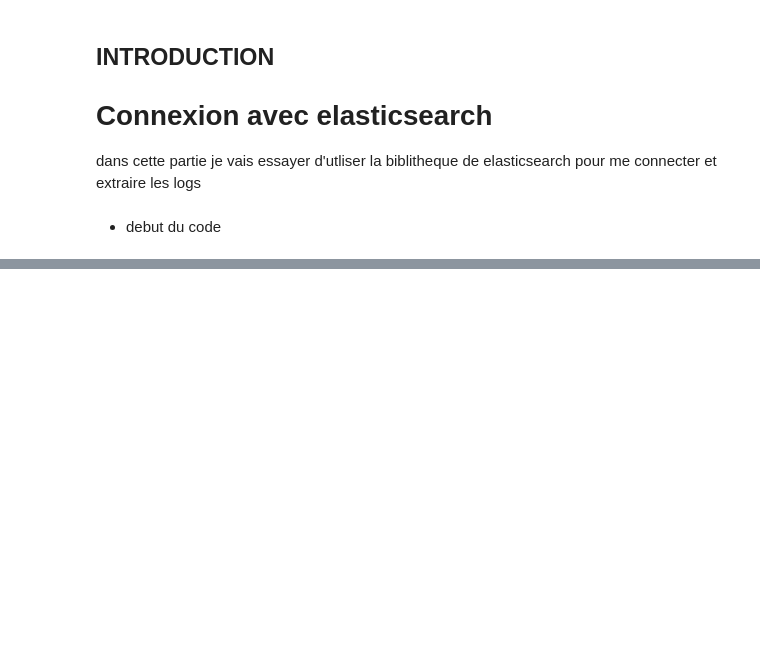
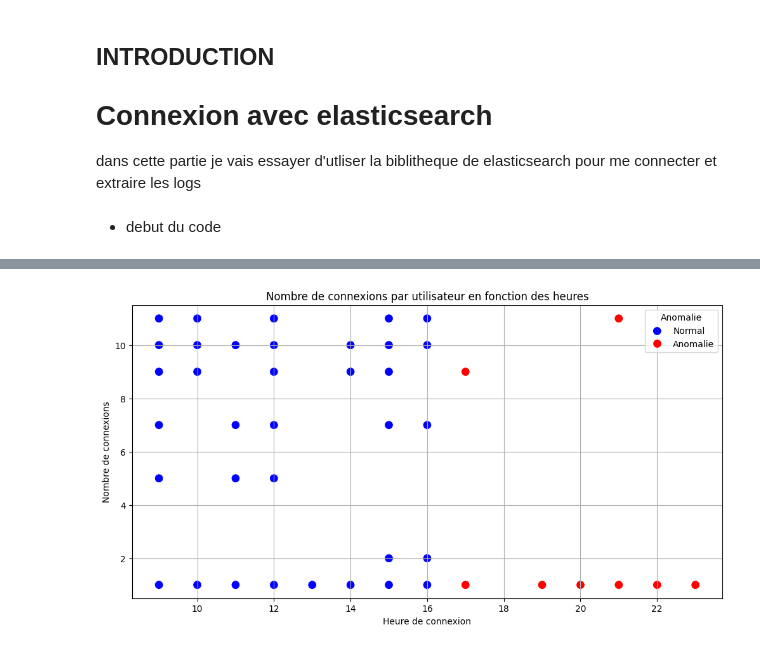
Before and after one commit to Med10S/Detection_anomalie_java, a Jupyter notebook: isolationForset.ipynb, the cells around one changed output, grey strips where cells are left out. Saved outputs shown, nothing was run; the diff lists cells and outputs as text; code cells hidden in the pictures; blank space fills up the shorter version.

```diff
--- a/isolationForset.ipynb
+++ b/isolationForset.ipynb
@@ -140,0 +95,33 @@ Logs filtrés: 0 logs
+# %%
+df = pd.DataFrame(data, columns=["userID", "level", "timestamp"])
+df['timestamp'] = pd.to_datetime(df['timestamp'])
+df['hour'] = df['timestamp'].dt.hour
+
+# Compter les connexions par utilisateur
+user_connections = df['userID'].value_counts().reset_index()
+user_connections.columns = ['userID', 'connection_count']
+
+# Encoder les données pour IsolationForest
+encoder_level = LabelEncoder()
+df['level_encoded'] = encoder_level.fit_transform(df['level'])
+
+iso_forest = IsolationForest(n_estimators=100, contamination=0.1, random_state=42)
+df['anomaly'] = iso_forest.fit_predict(df[['hour', 'level_encoded']])
+
+# Ajouter le nombre de connexions
+df = df.merge(user_connections, on='userID')
+
+df_anomalies = df[df['anomaly'] == -1]
+df_normal = df[df['anomaly'] == 1]
+# %%
+
+plt.figure(figsize=(12, 6))
+sns.scatterplot(data=df, x='hour', y='connection_count', hue='anomaly', palette={1: "blue", -1: "red"}, s=100)
+plt.title("Nombre de connexions par utilisateur en fonction des heures")
+plt.xlabel("Heure de connexion")
+plt.ylabel("Nombre de connexions")
+plt.legend(title="Anomalie", labels=["Normal", "Anomalie"])
+plt.grid()
+plt.show()
+# %% [output]
+[figure, added]
```
Also changed, not shown: parts of 9 cells of this notebook, 9 other files.
